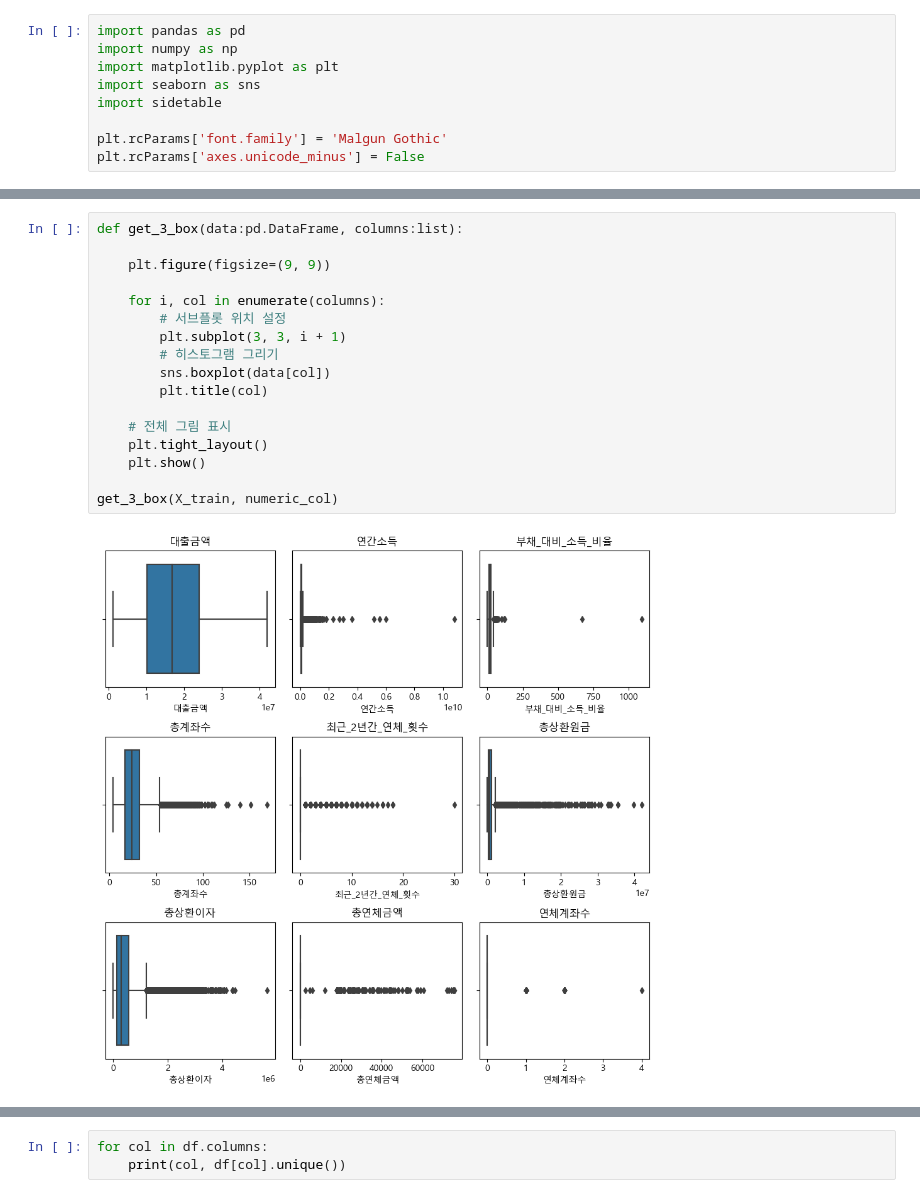
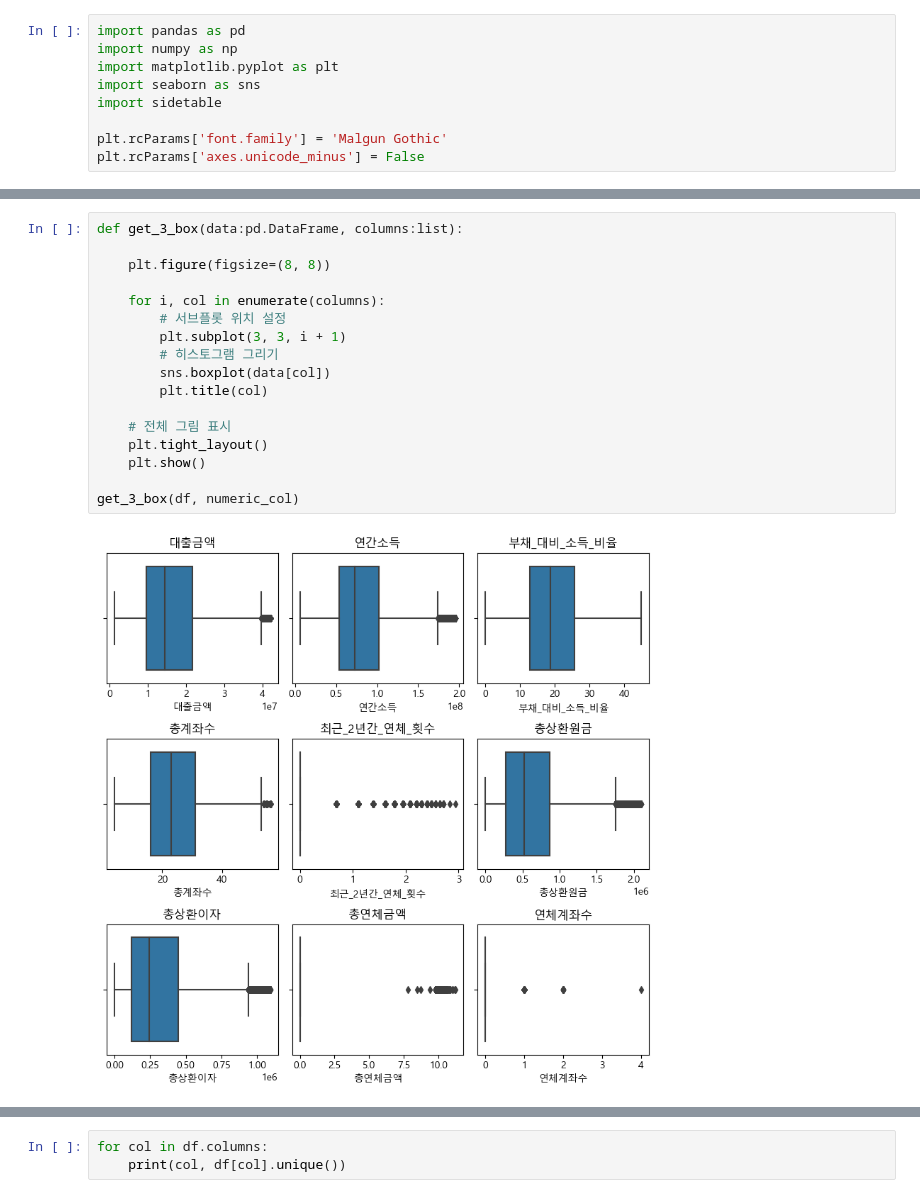
Before and after one commit to persuade39/project, a Jupyter notebook: EDA_preprocessing.ipynb, the cells around one changed output, grey strips where cells are left out. Cells and saved outputs as stored; diff of their text form.

```diff
--- a/EDA_preprocessing.ipynb
+++ b/EDA_preprocessing.ipynb
@@ -170,19 +116,19 @@ get_3_hist(X_train, numeric_col)
 # %%
 def get_3_box(data:pd.DataFrame, columns:list):
 
-    plt.figure(figsize=(9, 9))
+    plt.figure(figsize=(8, 8))
 
     for i, col in enumerate(columns):
         # 서브플롯 위치 설정
         plt.subplot(3, 3, i + 1)
         # 히스토그램 그리기
         sns.boxplot(data[col])
         plt.title(col)
 
     # 전체 그림 표시
     plt.tight_layout()
     plt.show()
 
-get_3_box(X_train, numeric_col)
+get_3_box(df, numeric_col)
 # %% [output]
-[figure, old version]
+[figure, new version]
```
Also changed, not shown: parts of 9 cells of this notebook.
